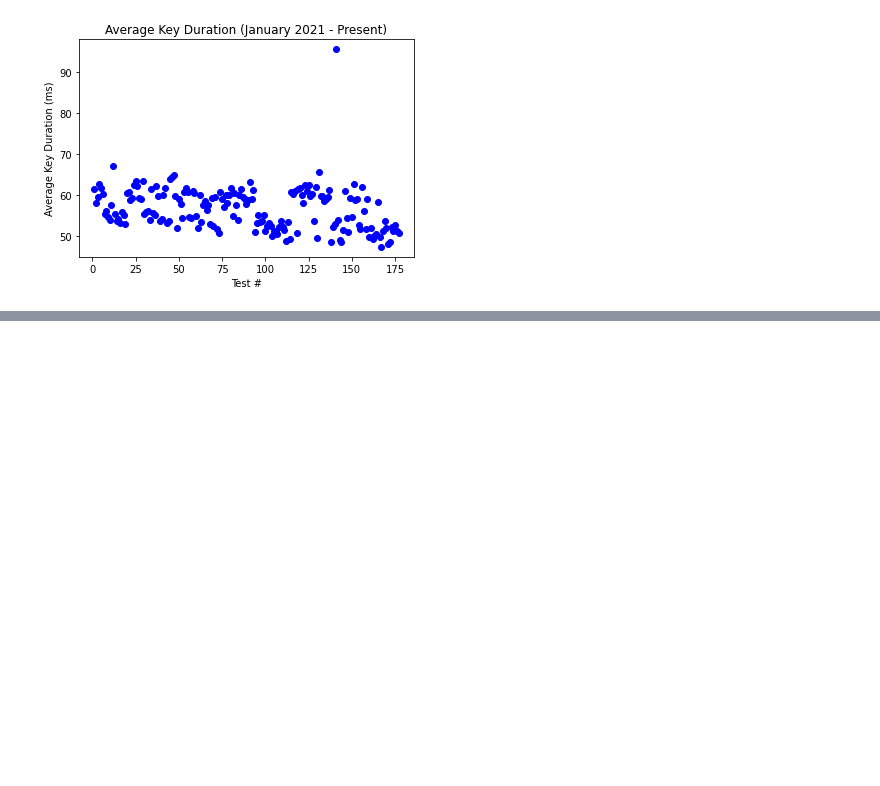
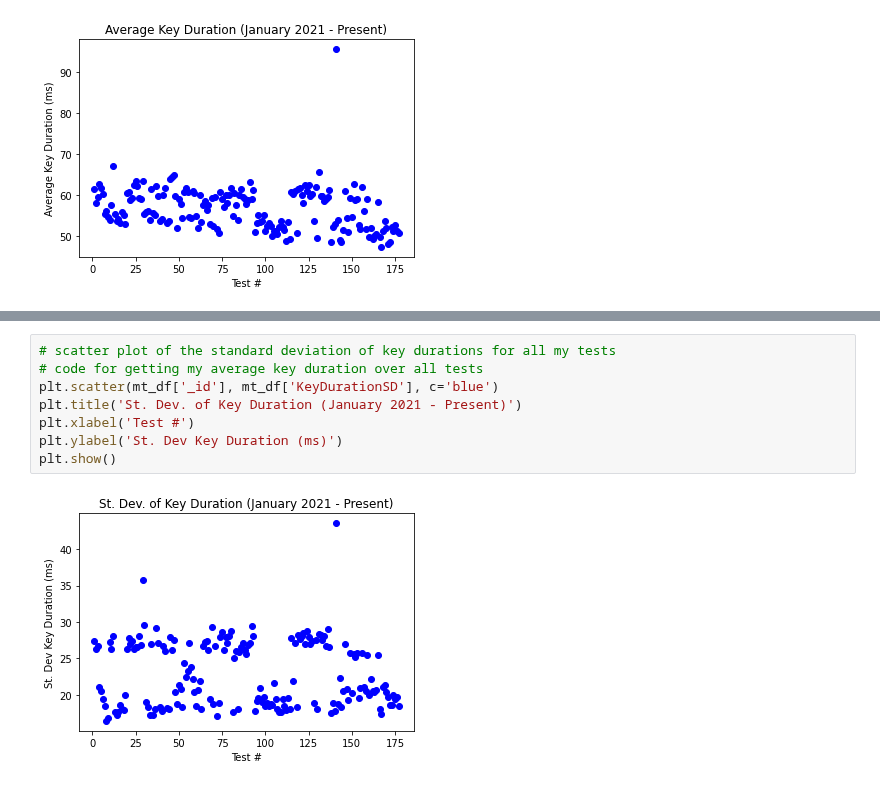
Before and after one commit to TrevorBushnell/CPSC222-MonkeyType-Data-Project, a Jupyter notebook: Monkey_Type_Report.ipynb, the cells around one changed output, grey strips where cells are left out. Cells and saved outputs as stored; diff of their text form; blank space fills up the shorter version.

```diff
--- a/Monkey_Type_Report.ipynb
+++ b/Monkey_Type_Report.ipynb
@@ -447,0 +454,10 @@ What strikes me is how strong of a collelation there is between time and
+# %%
+# scatter plot of the standard deviation of key durations for all my tests
+# code for getting my average key duration over all tests
+plt.scatter(mt_df['_id'], mt_df['KeyDurationSD'], c='blue')
+plt.title('St. Dev. of Key Duration (January 2021 - Present)')
+plt.xlabel('Test #')
+plt.ylabel('St. Dev Key Duration (ms)')
+plt.show()
+# %% [output]
+[figure, added]
```
Also changed, not shown: parts of 17 cells of this notebook.
